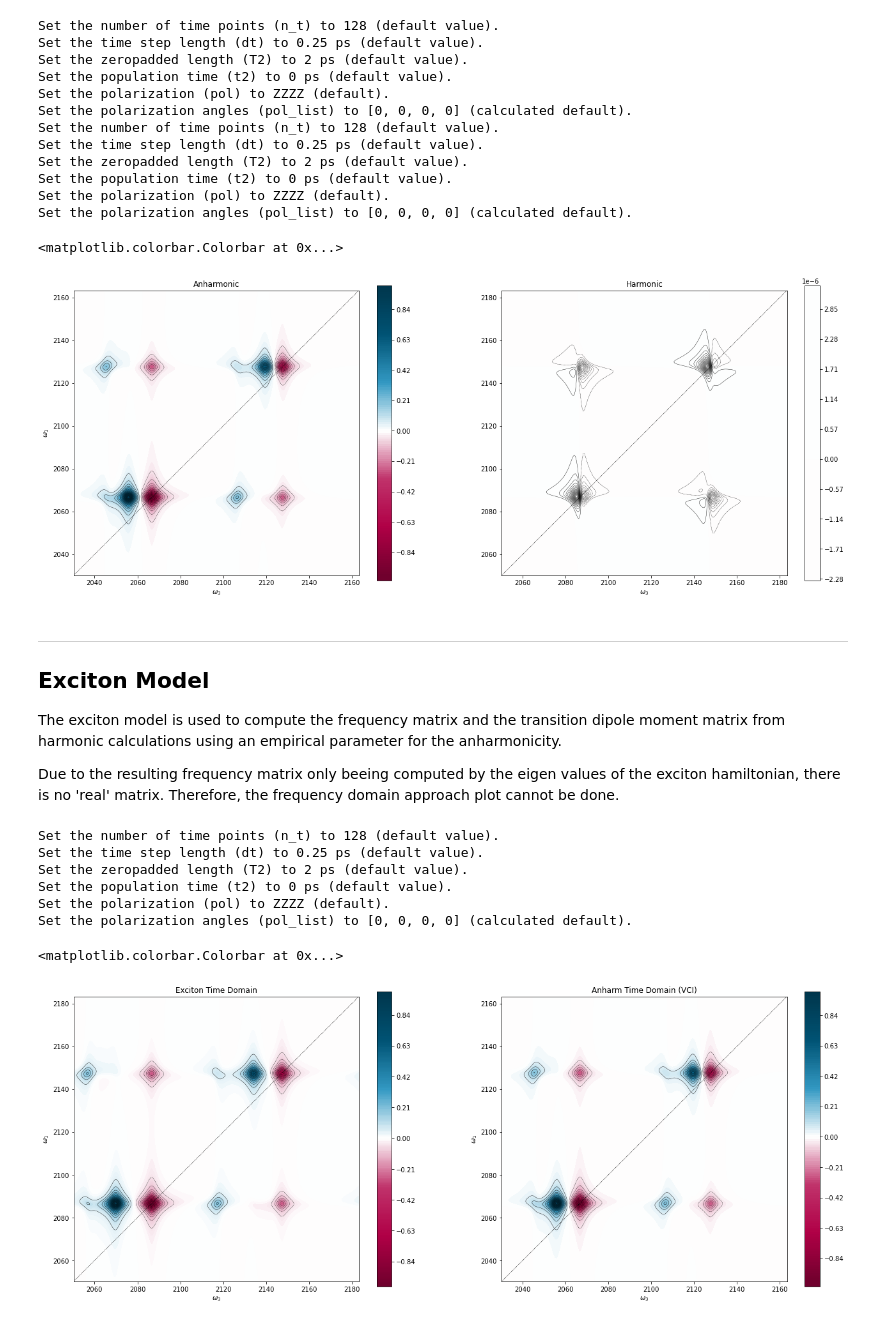
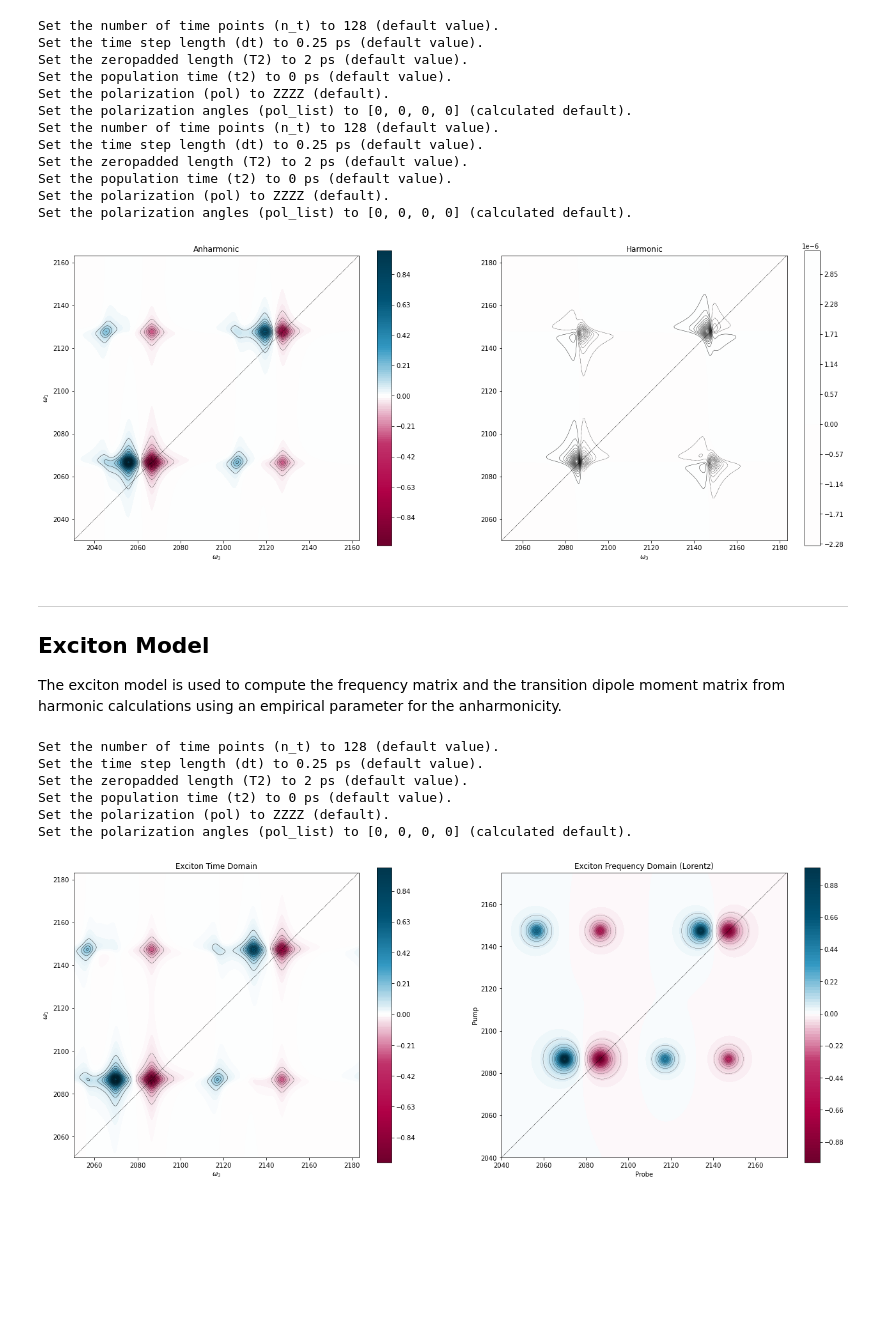
Before and after one commit to chjacob-tubs/Vibrations2D, a Jupyter notebook: How_to_2DIR_spectra.ipynb, the cells around one changed output. Drawn from its saved outputs; the diff is of its cells as text; code cells hidden in the pictures; blank space fills up the shorter version.

```diff
--- a/How_to_2DIR_spectra.ipynb
+++ b/How_to_2DIR_spectra.ipynb
@@ -213,65 +215,72 @@ ax1.set_ylabel('$\\omega_1$')
 ax1.set_xlabel('$\\omega_3$')
 ax2.set_xlabel('$\\omega_3$')
 
-ax1.set_xlim(min(ticks))
-ax2.set_xlim(min(ticksh))
+ax1.set_xlim(min(ticks),max(ticks))
+ax2.set_xlim(min(ticksh),max(ticksh))
 
-ax1.set_ylim(min(ticks))
-ax2.set_ylim(min(ticksh))
+ax1.set_ylim(min(ticks),max(ticks))
+ax2.set_ylim(min(ticksh),max(ticksh))
 
 ax1.set_aspect(1./ax1.get_data_ratio())
 ax2.set_aspect(1./ax2.get_data_ratio())
 
 fig.colorbar(im1, ax=ax1, shrink=0.85)
 fig.colorbar(im2, ax=ax2, shrink=0.85)
+
+plt.show()
 # %% [output]
-<matplotlib.colorbar.Colorbar at 0x...>
 [figure]
 # %% [markdown]
 ------------
 ## Exciton Model
 
 The exciton model is used to compute the frequency matrix and the transition dipole moment matrix from harmonic calculations using an empirical parameter for the anharmonicity.
-
-Due to the resulting frequency matrix only beeing computed by the eigen values of the exciton hamiltonian, there is no 'real' matrix. Therefore, the frequency domain approach plot cannot be done.
 # %%
 EX_freqs, EX_dipoles = excitonmodel(EXC_cmat, EXC_dipo, 30).get_nm_freqs_dipolmat()
-# %%
-R_EX, ticks_EX = timedomain(EX_freqs,EX_dipoles).get_absorptive_spectrum()
-R_EX = spectra.norm_2d_spectum(R_EX,R_EX.max())
-# %% [output]
-Set the number of time points (n_t) to 128 (default value).
-Set the time step length (dt) to 0.25 ps (default value).
-Set the zeropadded length (T2) to 2 ps (default value).
-Set the population time (t2) to 0 ps (default value).
-Set the polarization (pol) to ZZZZ (default).
-Set the polarization angles (pol_list) to [0, 0, 0, 0] (calculated default).
+# %%
+R_EX, ticks_EX = timedomain(EX_freqs,EX_dipoles).get_absorptive_spectrum()
+R_EX = spectra.norm_2d_spectum(R_EX,R_EX.max())
+
+excEX,bleEX,emiEX = freqdomain(EX_freqs, EX_dipoles).calc_all_2d_process()
+
+min_EX = 2040
+max_EX = 2175
+x_EX_l,y_EX_l,z_EX_l = spectra.get_2d_spectrum(min_EX,max_EX,excEX,bleEX,emiEX,steps=500,ftype='lorentz')
+z_EX_l = spectra.norm_2d_spectum(z_EX_l,z_EX_l.max())
+# %% [output]
+Set the number of time points (n_t) to 128 (default value).
+Set the time step length (dt) to 0.25 ps (default value).
+Set the zeropadded length (T2) to 2 ps (default value).
+Set the population time (t2) to 0 ps (default value).
+Set the polarization (pol) to ZZZZ (default).
+Set the polarization angles (pol_list) to [0, 0, 0, 0] (calculated default).
 # %%
 fig, (ax1, ax2) = plt.subplots(1, 2, figsize=(22,10))
 
 ax1.plot([min(ticks_EX),max(ticks_EX)], [min(ticks_EX),max(ticks_EX)], ls="--", c="0", linewidth=0.5)
 im1 = ax1.contourf(ticks_EX, ticks_EX, R_EX, 200, alpha=1, cmap=ccmap1, vmax=abs(R_EX.max()), vmin=-abs(R_EX.max()))
 ax1.contour(ticks_EX, ticks_EX, R_EX, spectra.set_line_spacing(abs(R_EX.max()),20), colors='k', linewidths=.4)
 
 ax1.set_title('Exciton Time Domain')
 ax1.set_ylabel('$\\omega_1$')
 ax1.set_xlabel('$\\omega_3$')
-ax1.set_xlim(min(ticks_EX))
-ax1.set_ylim(min(ticks_EX))
+ax1.set_xlim(min(ticks_EX),max(ticks_EX))
+ax1.set_ylim(min(ticks_EX),max(ticks_EX))
 ax1.set_aspect(1./ax1.get_data_ratio())
 fig.colorbar(im1, ax=ax1, shrink=0.85)
 
 
-ax2.set_title('Anharm Time Domain (VCI)')
-ax2.plot([min(ticks),max(ticks)], [min(ticks),max(ticks)], ls="--", c="0", linewidth=0.5)
-im2 = ax2.contourf(ticks, ticks, R, 200, alpha=1, cmap=ccmap1, vmax=abs(R.max()), vmin=-abs(R.max()))
-ax2.contour(ticks, ticks, R, spectra.set_line_spacing(abs(R.max()),20), colors='k', linewidths=.4)
-ax2.set_ylabel('$\\omega_1$')
-ax2.set_xlabel('$\\omega_3$')
-ax2.set_xlim(min(ticks))
-ax2.set_ylim(min(ticks))
+ax2.set_title('Exciton Frequency Domain (Lorentz)')
+ax2.plot([min_EX,max_EX], [min_EX,max_EX], ls="--", c="0", linewidth=0.5)
+im2 = ax2.contourf(x_EX_l,y_EX_l,z_EX_l.T, 100, alpha=1, cmap=ccmap1, vmax=1, vmin=-1)
+ax2.contour(x_EX_l,y_EX_l,z_EX_l.T,spectra.set_line_spacing(abs(z_EX_l.max()),20),colors='k',linewidths=.25)
+ax2.set_ylabel('Pump')
+ax2.set_xlabel('Probe')
+ax2.set_xlim(min_EX,max_EX)
+ax2.set_ylim(min_EX,max_EX)
 ax2.set_aspect(1./ax2.get_data_ratio())
 fig.colorbar(im2, ax=ax2, shrink=0.85)
+
+plt.show()
 # %% [output]
-<matplotlib.colorbar.Colorbar at 0x...>
-[figure, old version]
+[figure, new version]
```
Also changed, not shown: parts of 3 cells of this notebook.
